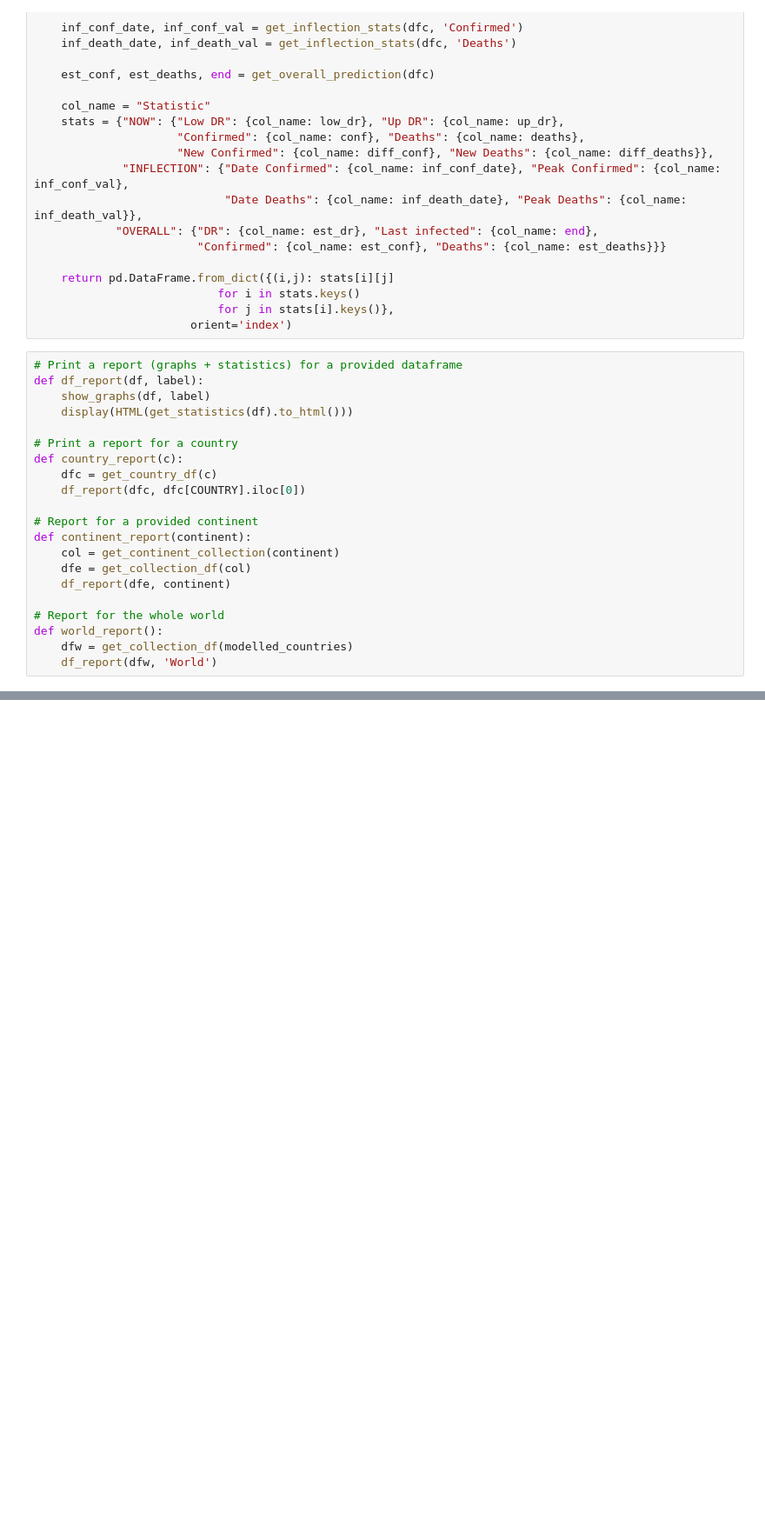
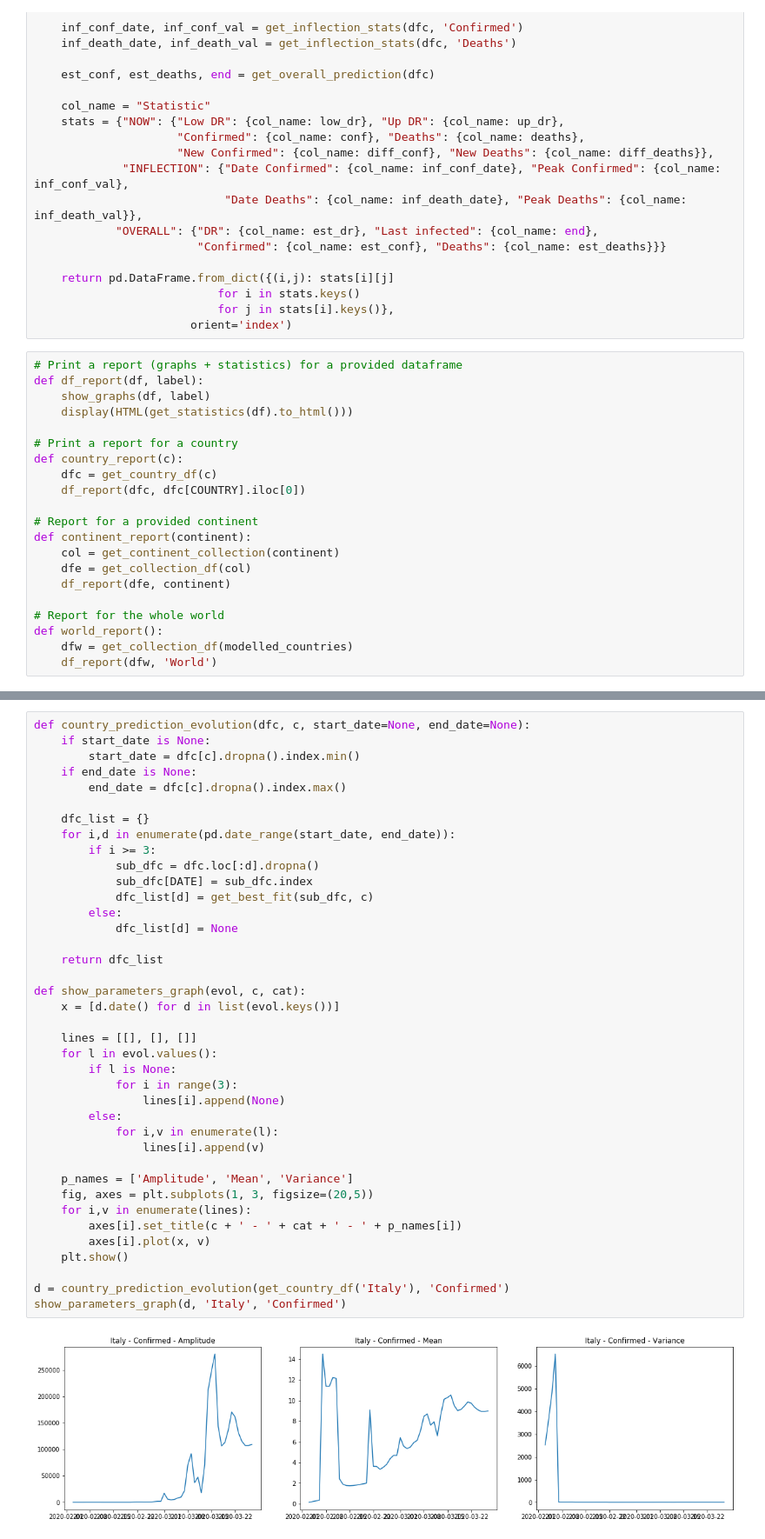
Before and after one commit to abardou/covid19, a Jupyter notebook: COVID.ipynb, the cells around one changed output, grey strips where cells are left out. Shown: that part at 87% size. Cells and saved outputs as stored; diff of their text form; blank space fills up the shorter version.

```diff
--- a/COVID.ipynb
+++ b/COVID.ipynb
@@ -681 +670,42 @@ country_report('Japan')
 |  | Last infected | 2020-07-01 00:00:00 |
+# %%
+def country_prediction_evolution(dfc, c, start_date=None, end_date=None):
+    if start_date is None:
+        start_date = dfc[c].dropna().index.min()
+    if end_date is None:
+        end_date = dfc[c].dropna().index.max()
+
+    dfc_list = {}
+    for i,d in enumerate(pd.date_range(start_date, end_date)):
+        if i >= 3:
+            sub_dfc = dfc.loc[:d].dropna()
+            sub_dfc[DATE] = sub_dfc.index
+            dfc_list[d] = get_best_fit(sub_dfc, c)
+        else:
+            dfc_list[d] = None
+
+    return dfc_list
+
+def show_parameters_graph(evol, c, cat):
+    x = [d.date() for d in list(evol.keys())]
+
+    lines = [[], [], []]
+    for l in evol.values():
+        if l is None:
+            for i in range(3):
+                lines[i].append(None)
+        else:
+            for i,v in enumerate(l):
+                lines[i].append(v)
+
+    p_names = ['Amplitude', 'Mean', 'Variance']
+    fig, axes = plt.subplots(1, 3, figsize=(20,5))
+    for i,v in enumerate(lines):
+        axes[i].set_title(c + ' - ' + cat + ' - ' + p_names[i])
+        axes[i].plot(x, v)
+    plt.show()
+
+d = country_prediction_evolution(get_country_df('Italy'), 'Confirmed')
+show_parameters_graph(d, 'Italy', 'Confirmed')
+# %% [output]
+[figure, added]
```
Also changed, not shown: parts of 15 cells of this notebook, 1 other file.
